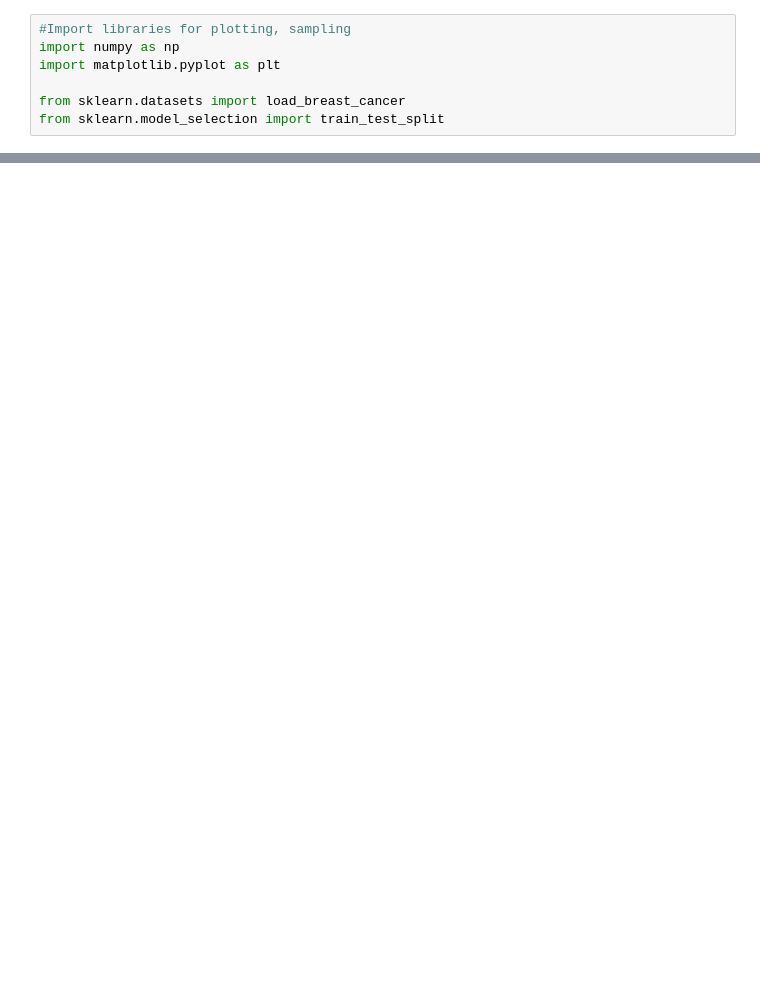
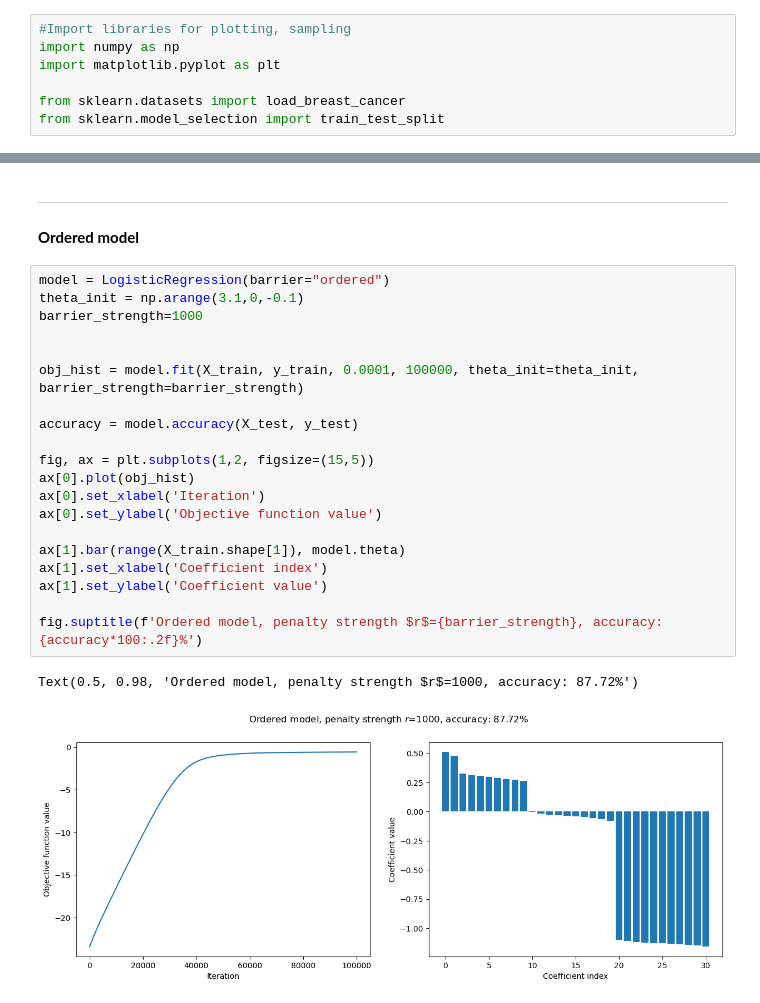
Before and after one commit to mataln/binance-takehome, a Jupyter notebook: Q2.ipynb, the cells around one changed output, grey strips where cells are left out. Drawn from its saved outputs; the diff is of its cells as text; blank space fills up the shorter version.

```diff
--- a/Q2.ipynb
+++ b/Q2.ipynb
@@ -84,0 +283,27 @@ array([[-1.15036482, -0.39064196, -1.12855021],
+# %% [markdown]
+---
+
+#### **Ordered model**
+# %%
+model = LogisticRegression(barrier="ordered")
+theta_init = np.arange(3.1,0,-0.1)
+barrier_strength=1000
+
+
+obj_hist = model.fit(X_train, y_train, 0.0001, 100000, theta_init=theta_init, barrier_strength=barrier_strength)
+
+accuracy = model.accuracy(X_test, y_test)
+
+fig, ax = plt.subplots(1,2, figsize=(15,5))
+ax[0].plot(obj_hist)
+ax[0].set_xlabel('Iteration')
+ax[0].set_ylabel('Objective function value')
+
+ax[1].bar(range(X_train.shape[1]), model.theta)
+ax[1].set_xlabel('Coefficient index')
+ax[1].set_ylabel('Coefficient value')
+
+fig.suptitle(f'Ordered model, penalty strength $r$={barrier_strength}, accuracy: {accuracy*100:.2f}%')
+# %% [output]
+Text(0.5, 0.98, 'Ordered model, penalty strength $r$=1000, accuracy: 87.72%')
+[figure, added]
```
Also changed, not shown: parts of 17 cells of this notebook.
